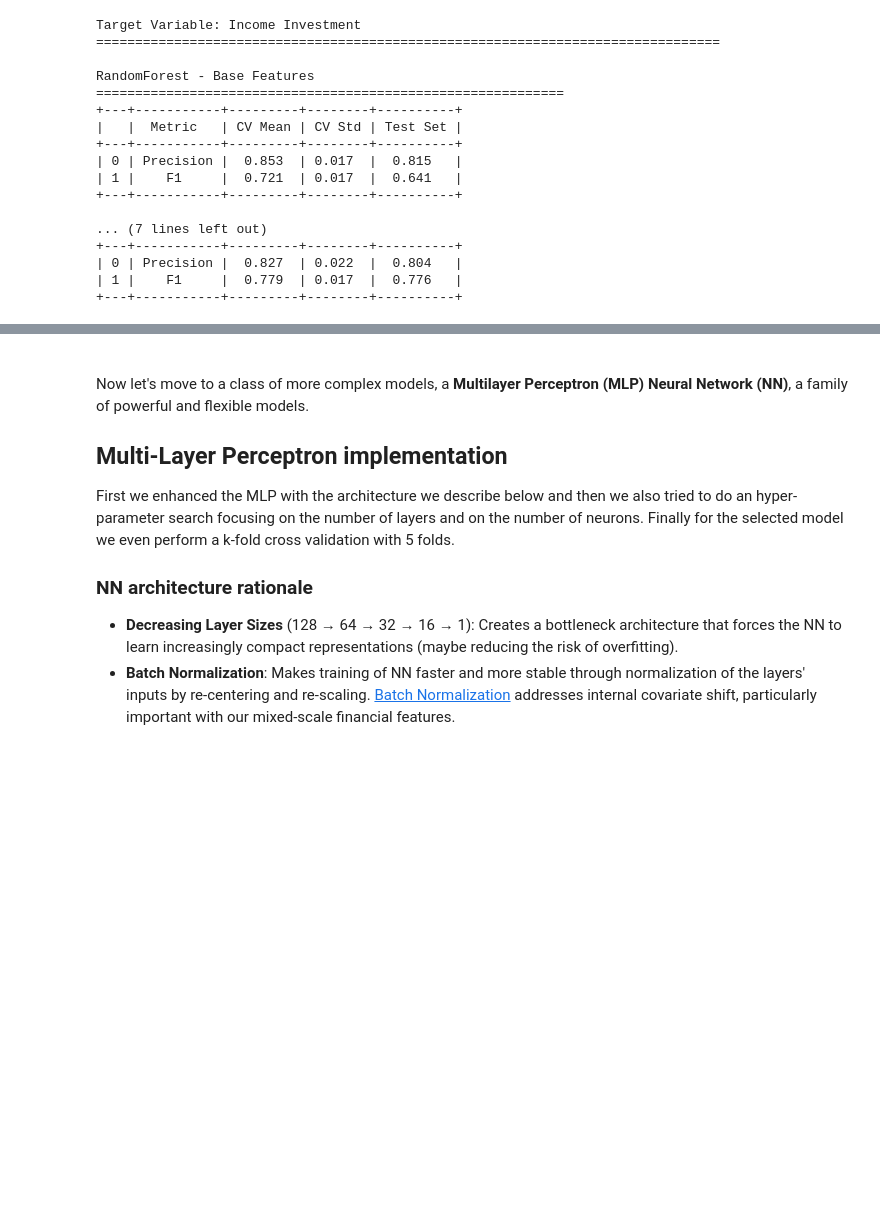
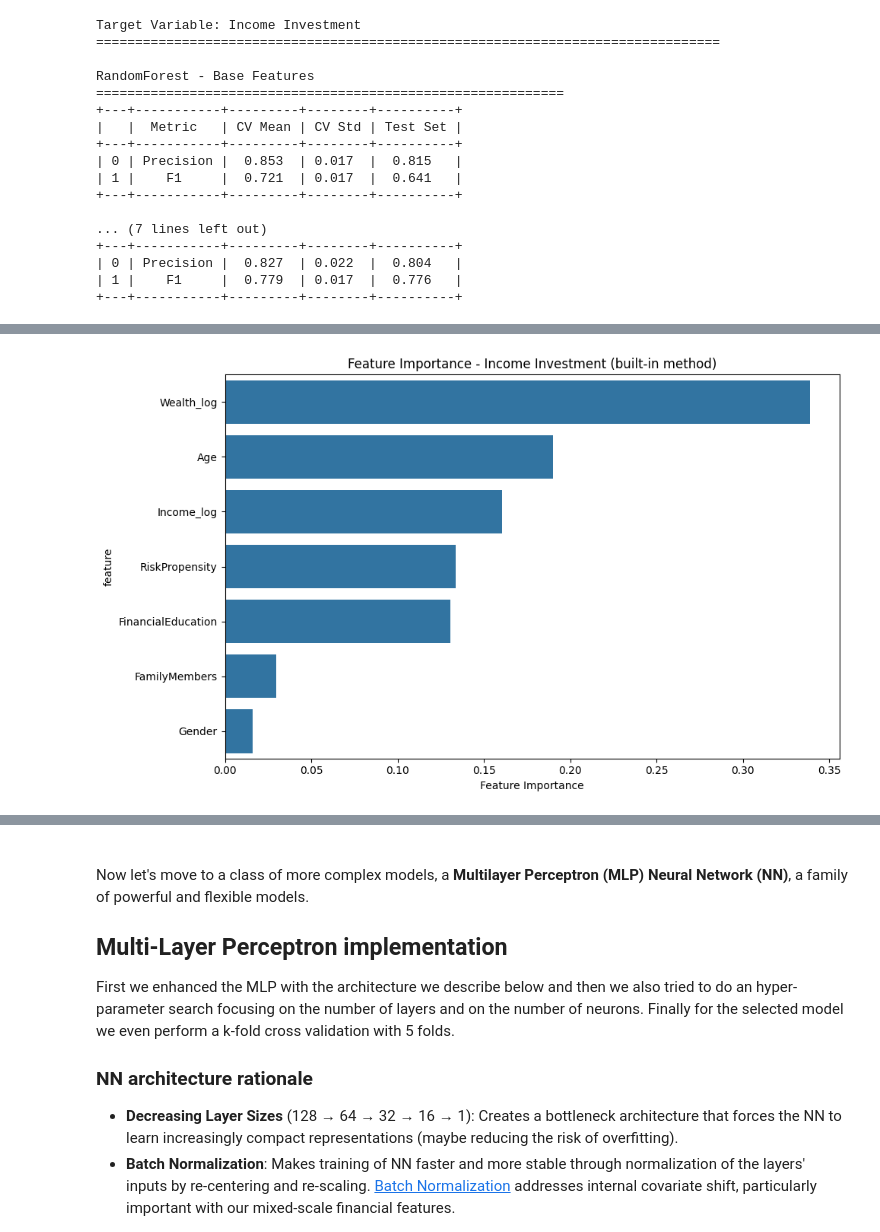
Before and after one commit to Filippo-Galli/Fintech_BC, a Jupyter notebook: BC2/notebook_slides/easy_models.ipynb, the cells around one changed output, grey strips where cells are left out. Saved outputs shown, nothing was run; the diff lists cells and outputs as text; code cells hidden in the pictures; blank space fills up the shorter version.

Commit message:
feature importance RF

```diff
--- a/BC2/notebook_slides/easy_models.ipynb
+++ b/BC2/notebook_slides/easy_models.ipynb
@@ -344,3 +344,99 @@ RandomForest - Base Features
 | 0 | Precision |  0.827  | 0.022  |  0.804   |
 | 1 |    F1     |  0.779  | 0.017  |  0.776   |
 +---+-----------+---------+--------+----------+
+# %%
+def plot_feature_importance_rf(model, feature_names, title, method='built-in', X_test=None, y_test=None, n_repeats=10):
+    """
+    Plot feature importance for Random Forest using different methods.
+
+    Parameters:
+    - model: Trained RandomForestClassifier model
+    - feature_names: List of feature names
+    - title: Plot title
+    - method: 'built-in' (for model's feature_importances_) or 'permutation' (for permutation importance)
+    - X_test: Test features (required for permutation importance)
+    - y_test: Test labels (required for permutation importance)
+    - n_repeats: Number of repeats for permutation importance
+    """
+    import numpy as np
+    import pandas as pd
+    import matplotlib.pyplot as plt
+    import seaborn as sns
+    from sklearn.metrics import f1_score
+
+    if method == 'built-in':
+        # Use Random Forest's built-in feature importance
+        importance = model.feature_importances_
+    elif method == 'permutation' and X_test is not None and y_test is not None:
+        # Permutation importance
+        baseline_score = f1_score(y_test, model.predict(X_test))
+
+        importance = np.zeros(len(feature_names))
+
+        for i in range(len(feature_names)):
+            X_test_permuted = X_test.copy()
+            for _ in range(n_repeats):
+                X_test_permuted.iloc[:, i] = np.random.permutation(X_test_permuted.iloc[:, i])
+                score = f1_score(y_test, model.predict(X_test_permuted))
+                importance[i] += np.max((baseline_score - score), 0)
+            importance[i] /= n_repeats
+    else:
+        raise ValueError("Invalid method or missing data for permutation importance")
+
+    # Create and plot importance dataframe
+    importances_df = pd.DataFrame({
+        'feature': feature_names,
+        'importance': importance
+    }).sort_values('importance', ascending=False)
+
+    plt.figure(figsize=(10, 6))
+    sns.barplot(data=importances_df, x='importance', y='feature')
+    plt.title(f'{title} ({method} method)')
+    plt.xlabel('Feature Importance')
+    plt.tight_layout()
+    plt.show()
+
+    return importances_df
+
+# Codice aggiornato per eseguire l'analisi di feature importance per Random Forest
+for target_name, y in [('Income Investment', y_income), ('Accumulation Investment', y_accum)]:
+    print(f"\nTarget Variable: {target_name}")
+    print("=" * 80)
+
+    X_base_train, X_base_test, y_train, y_test = split_data(X_base, y)
+
+    # Utilizza solo il modello Random Forest come nel tuo codice
+    model_name = 'RandomForest'
+    model = models[model_name]
+
+    # Addestra il modello
+    results_base, trained_model = train_evaluate_model(X_base_train, y_train, X_base_test, y_test, model)
+
+    # Memorizza il modello addestrato
+    trained_models[target_name][model_name] = trained_model
+
+    # Mostra i risultati
+    display_results_table(results_base, model_name, 'Base Features')
+
+    # Plot feature importance utilizzando il metodo built-in di Random Forest
+    print(f"\nFeature Importance Analysis for {target_name}")
+    print("=" * 50)
+
+    built_in_importance = plot_feature_importance_rf(
+        trained_model,
+        X_base_train.columns,
+        f'Feature Importance - {target_name}',
+        method='built-in'
+    )
+
+    # Plot permutation importance (più accurato ma più lento)
+    perm_importance = plot_feature_importance_rf(
+        trained_model,
+        X_base_train.columns,
+        f'Feature Importance - {target_name}',
+        method='permutation',
+        X_test=X_base_test,
+        y_test=y_test,
+        n_repeats=100
+    )
+# %% [output]
@@ -346,0 +457 @@ RandomForest - Base Features
+[figure, added]
```
Also changed, not shown: parts of 5 cells of this notebook.
